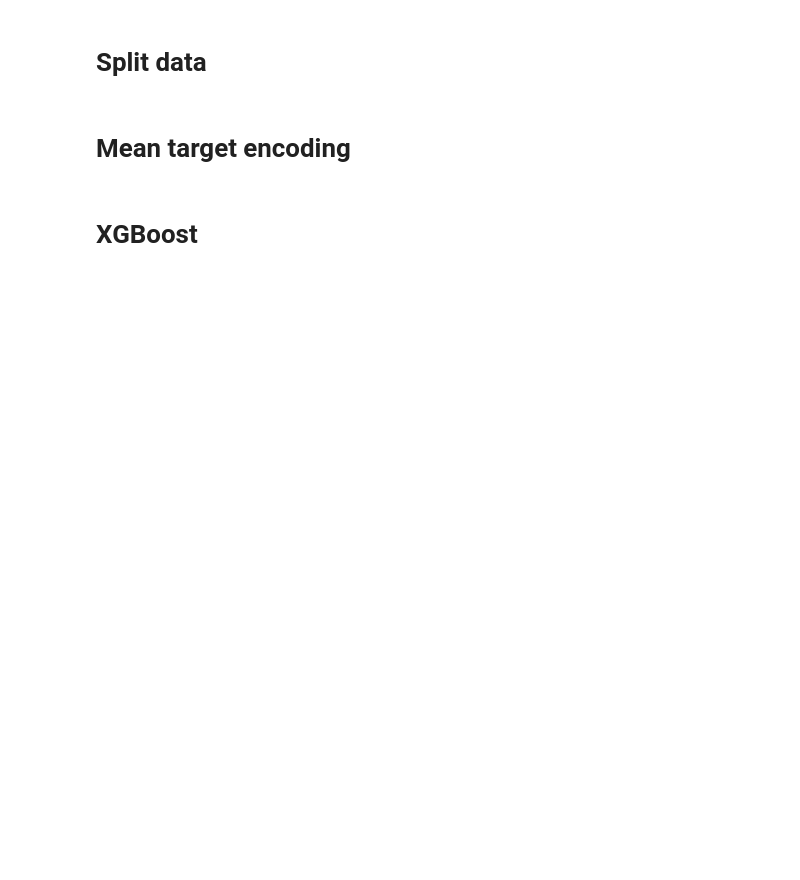
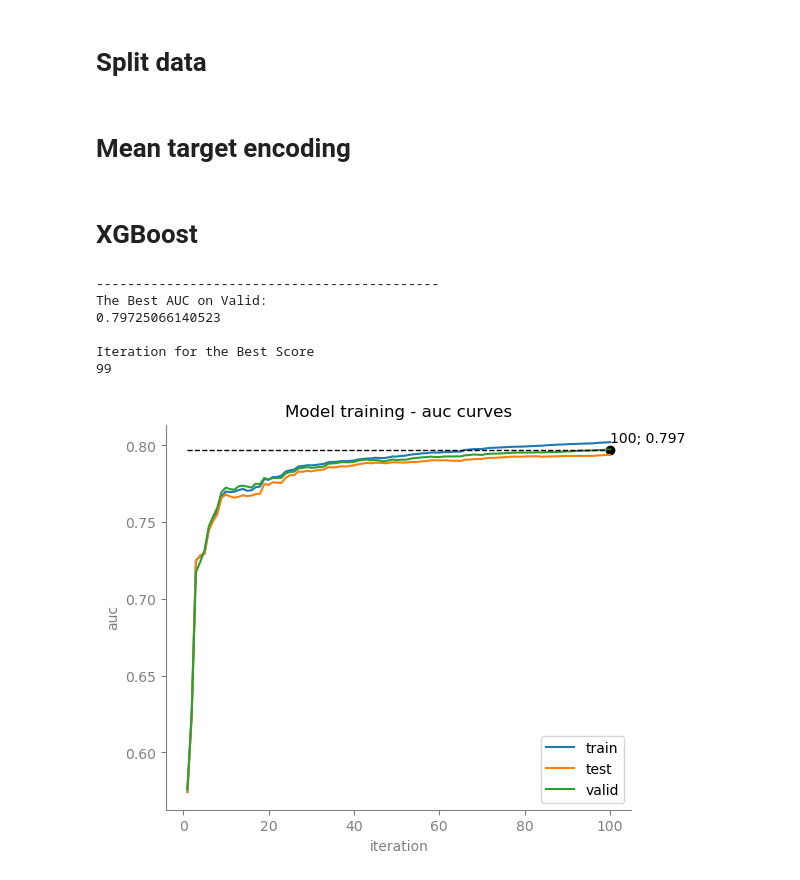
Before and after one commit to krl-v/data-science-2, a Jupyter notebook: Practicals/Practicals.ipynb, the cells around one changed output. Saved outputs shown, nothing was run; the diff lists cells and outputs as text; code cells hidden in the pictures; blank space fills up the shorter version.

```diff
--- a/Practicals/Practicals.ipynb
+++ b/Practicals/Practicals.ipynb
@@ -28,7 +28,7 @@ pd.options.display.max_columns=200
 pd.options.display.max_rows=200
 # %%
 #Loading data
-data_file = Path("/Data/2023_DS2_HW1_data_train.csv")
+data_file = Path("./Data/2023_DS2_HW1_data_train.csv")
 data = pd.read_csv(data_file, encoding='utf-8', sep = ',', decimal = '.', index_col = 'Booking_ID')
 
 print(f'Number of rows:      {data.shape[0]}') #32647 observations
@@ -78,9 +137,8 @@ cols_pred_cat.append("required_car_parking_space")
 data['sample']='default'
 col_sample='sample'
 month_mask=data[col_month].isna()==False
-month_na_mask=data[col_month].isna()==True
 
-data_train, data_rest = train_test_split(data[month_mask], test_size=0.2, random_state=12,
+data_train, data_rest = train_test_split(data[month_mask], test_size=0.4, random_state=12,
                                          stratify=(data[month_mask][[col_month,col_target]]))
 data_valid, data_test = train_test_split(data_rest, train_size=0.5, stratify = (data_rest[[col_month,col_target]]),
                                          random_state=12)
@@ -110,7 +168,7 @@ for col in cols_pred_num:
 # %% [markdown]
 # Mean target encoding
 # %%
-def mean_target_encoding(dt, predictor, target, alpha = 0.05):
+def mean_target_encoding(dt, predictor, target, alpha = 0.01):
     total_cnt = len(dt)
     total_cr = np.mean(dt[target])
     dt_grp = dt.groupby(predictor).agg(
@@ -176,10 +234,10 @@ model=xgb.XGBClassifier(
     verbosity=1,
     random_state=12,
     importance_type="total_gain",
-    max_depth=4,
-    learning_rate=0.15,
-    subsample=0.7,
-    colsample_bytree=0.7
+    max_depth=3,
+    learning_rate=0.1,
+    subsample=0.6,
+    colsample_bytree=0.5
 )
 
 model.fit(
@@ -215,33 +273,41 @@ fig = plt.figure(figsize=(6,5))
 ax = plt.subplot(1,1,1)
 total_iteration_count = len(evals_result[list(evals_result.keys())[0]][metric])
 for sample, vals in evals_result.items():
     ax.plot(
         range(1, total_iteration_count + 1),
         vals[metric],
         label=sample
     )
 
 best_score = model.best_score
 best_iteration = model.best_iteration+1
 
 ax.plot([1, total_iteration_count], [best_score, best_score], color='black', ls='--', lw=1)
 ax.scatter([best_iteration], [best_score], color = 'black')
 ax.annotate(
     '{:d}; {:0.3f}'.format(best_iteration, best_score),
     xy = (best_iteration, best_score),
     xytext = (best_iteration,best_score+0.005),
 )
 ax.set_xlabel('iteration', color='gray')
 ax.set_ylabel(metric, color='gray')
 ax.legend(loc='best')
 ax.set_title(f'Model training - {metric} curves')
 
 ax.spines['top'].set_visible(False)
 ax.spines['right'].set_visible(False)
 ax.spines['left'].set_color('gray')
 ax.spines['bottom'].set_color('gray')
 ax.tick_params(axis='y', colors='gray')
 ax.tick_params(axis='x', colors='gray')
+# %% [output]
+--------------------------------------------
+The Best AUC on Valid:
+0.79725066140523
+
+Iteration for the Best Score
+99
+[figure, added]
 # %%
 # Get numerical feature importances
 importances = list(model.feature_importances_)
```
Also changed, not shown: parts of 18 cells of this notebook, 9 other files.
